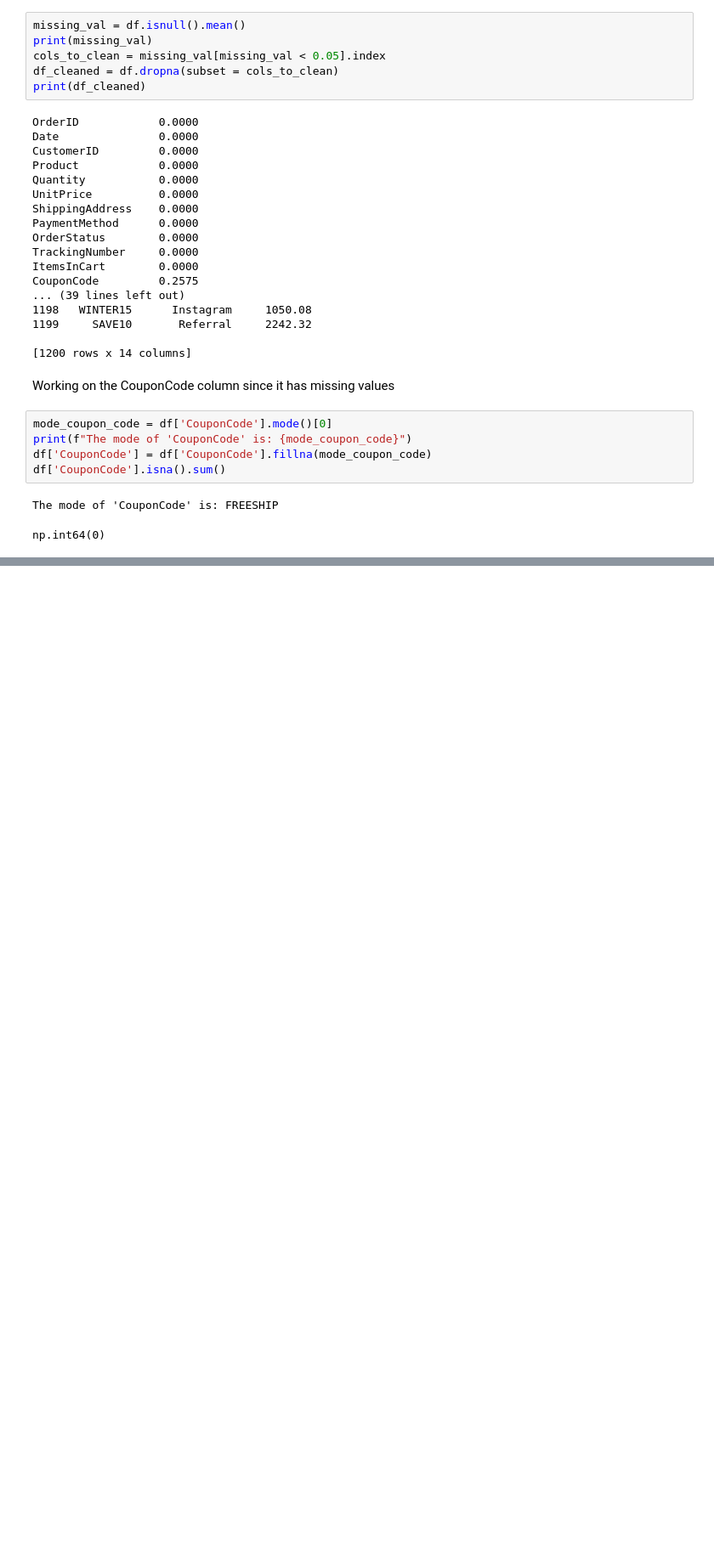
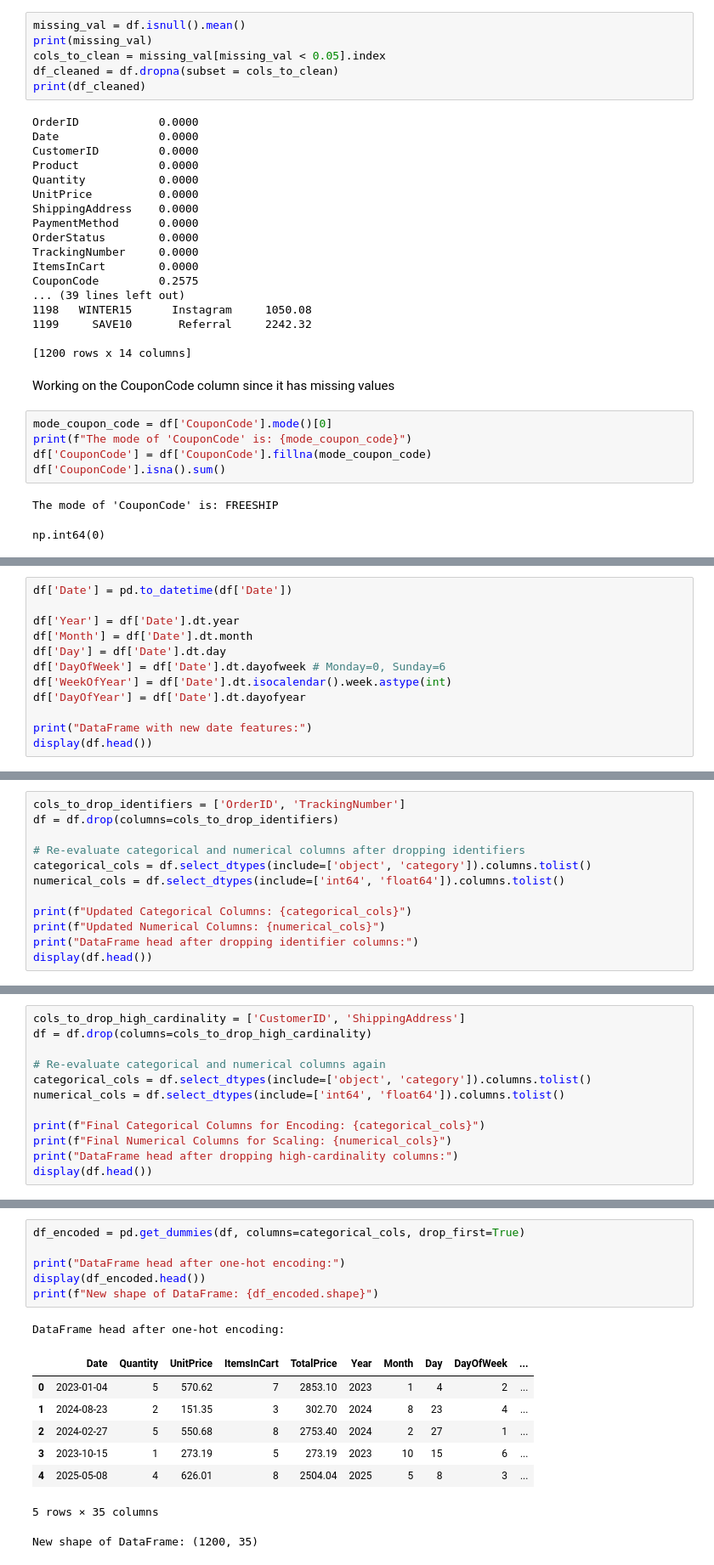
Before and after one commit to kuteesatendojeremiah/decodelabs_DS_intern_work, a Jupyter notebook: project_1.ipynb, the cells around one changed output, grey strips where cells are left out. Shown at 85% size. Cells and saved outputs as stored; diff of their text form; blank space fills up the shorter version.

```diff
--- a/project_1.ipynb
+++ b/project_1.ipynb
@@ -114,0 +133,12 @@ np.int64(0)
+# %%
+df['Date'] = pd.to_datetime(df['Date'])
+
+df['Year'] = df['Date'].dt.year
+df['Month'] = df['Date'].dt.month
+df['Day'] = df['Date'].dt.day
+df['DayOfWeek'] = df['Date'].dt.dayofweek # Monday=0, Sunday=6
+df['WeekOfYear'] = df['Date'].dt.isocalendar().week.astype(int)
+df['DayOfYear'] = df['Date'].dt.dayofyear
+
+print("DataFrame with new date features:")
+display(df.head())
@@ -114,0 +203,12 @@ np.int64(0)
+# %%
+cols_to_drop_identifiers = ['OrderID', 'TrackingNumber']
+df = df.drop(columns=cols_to_drop_identifiers)
+
+# Re-evaluate categorical and numerical columns after dropping identifiers
+categorical_cols = df.select_dtypes(include=['object', 'category']).columns.tolist()
+numerical_cols = df.select_dtypes(include=['int64', 'float64']).columns.tolist()
+
+print(f"Updated Categorical Columns: {categorical_cols}")
+print(f"Updated Numerical Columns: {numerical_cols}")
+print("DataFrame head after dropping identifier columns:")
+display(df.head())
@@ -114,0 +226,12 @@ np.int64(0)
+# %%
+cols_to_drop_high_cardinality = ['CustomerID', 'ShippingAddress']
+df = df.drop(columns=cols_to_drop_high_cardinality)
+
+# Re-evaluate categorical and numerical columns again
+categorical_cols = df.select_dtypes(include=['object', 'category']).columns.tolist()
+numerical_cols = df.select_dtypes(include=['int64', 'float64']).columns.tolist()
+
+print(f"Final Categorical Columns for Encoding: {categorical_cols}")
+print(f"Final Numerical Columns for Scaling: {numerical_cols}")
+print("DataFrame head after dropping high-cardinality columns:")
+display(df.head())
@@ -114,0 +252,16 @@ np.int64(0)
+# %%
+df_encoded = pd.get_dummies(df, columns=categorical_cols, drop_first=True)
+
+print("DataFrame head after one-hot encoding:")
+display(df_encoded.head())
+print(f"New shape of DataFrame: {df_encoded.shape}")
+# %% [output]
+DataFrame head after one-hot encoding:
+|  | Date | Quantity | UnitPrice | ItemsInCart | TotalPrice | Year | Month | Day | DayOfWeek | ... |
+| 0 | 2023-01-04 | 5 | 570.62 | 7 | 2853.10 | 2023 | 1 | 4 | 2 | ... |
+| 1 | 2024-08-23 | 2 | 151.35 | 3 | 302.70 | 2024 | 8 | 23 | 4 | ... |
+| 2 | 2024-02-27 | 5 | 550.68 | 8 | 2753.40 | 2024 | 2 | 27 | 1 | ... |
+| 3 | 2023-10-15 | 1 | 273.19 | 5 | 273.19 | 2023 | 10 | 15 | 6 | ... |
+| 4 | 2025-05-08 | 4 | 626.01 | 8 | 2504.04 | 2025 | 5 | 8 | 3 | ... |
+5 rows × 35 columns
+New shape of DataFrame: (1200, 35)
```
Also changed, not shown: parts of 14 cells of this notebook.
